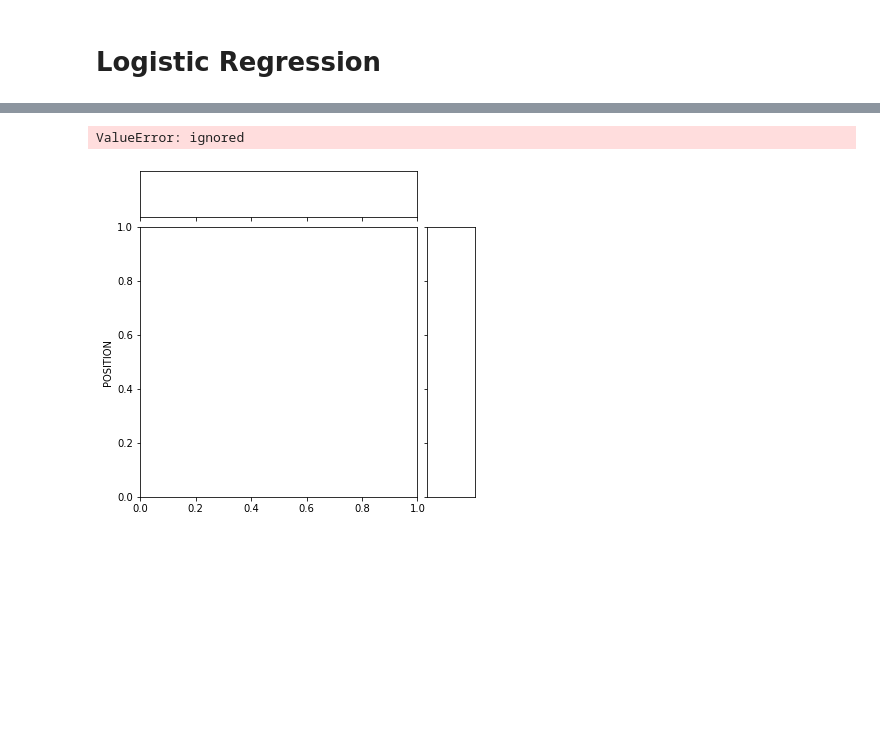
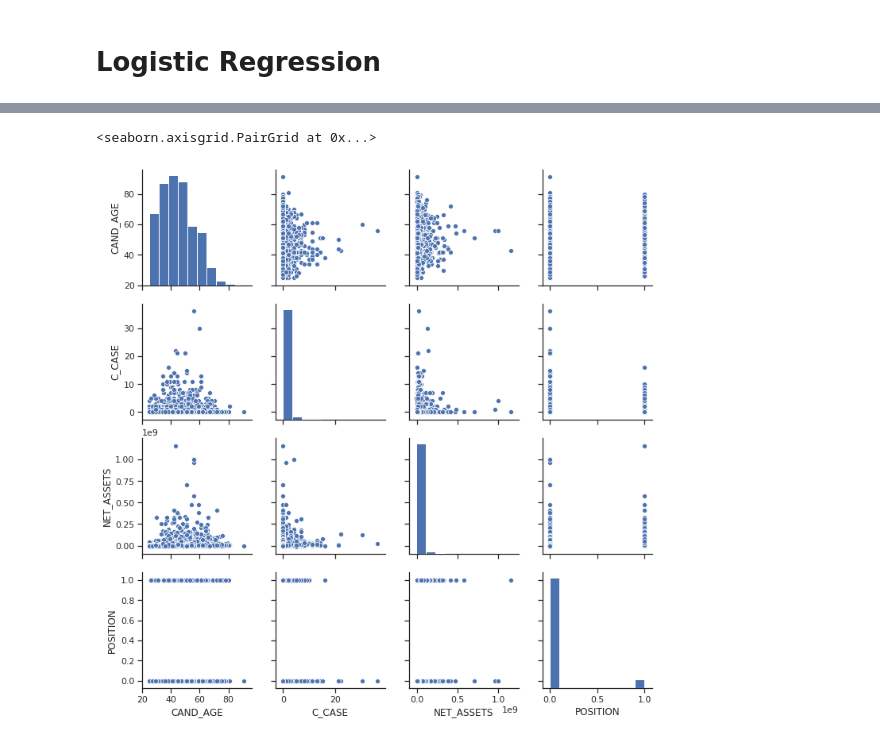
Before and after one commit to NehaAgarwal2598/election_parameters, a Jupyter notebook: election_analysis.ipynb, the cells around one changed output, grey strips where cells are left out. Cells and saved outputs as stored; diff of their text form; code cells hidden in the pictures; blank space fills up the shorter version.

```diff
--- a/election_analysis.ipynb
+++ b/election_analysis.ipynb
@@ -372,5 +349,5 @@ X.shape
-# %%
-sns.jointplot(x=X, y=y, logistic=True)
-# %% [output]
-ValueError: ignored
-[figure, removed]
+# %%
+sns.pairplot(data=la17_df[['CAND_SEX', 'CAND_CATEGORY', 'CAND_AGE', 'C_CASE', 'EDU', 'NET_ASSETS', 'POSITION']])
+# %% [output]
+<seaborn.axisgrid.PairGrid at 0x...>
+[figure, added]
```
Also changed, not shown: parts of 11 cells of this notebook.
